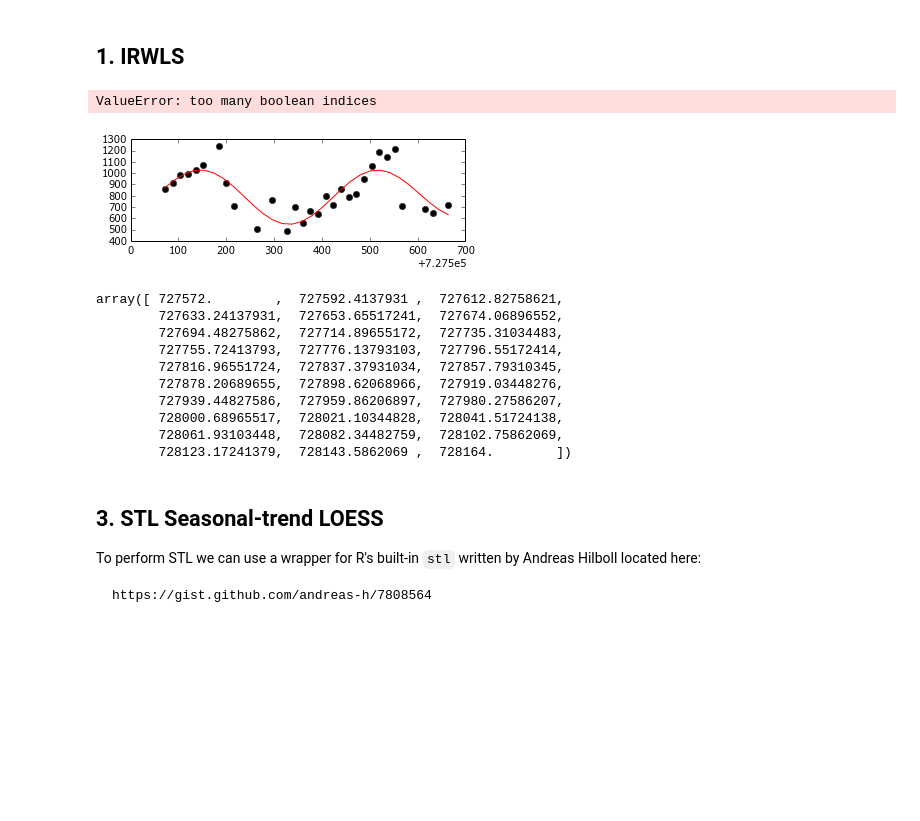
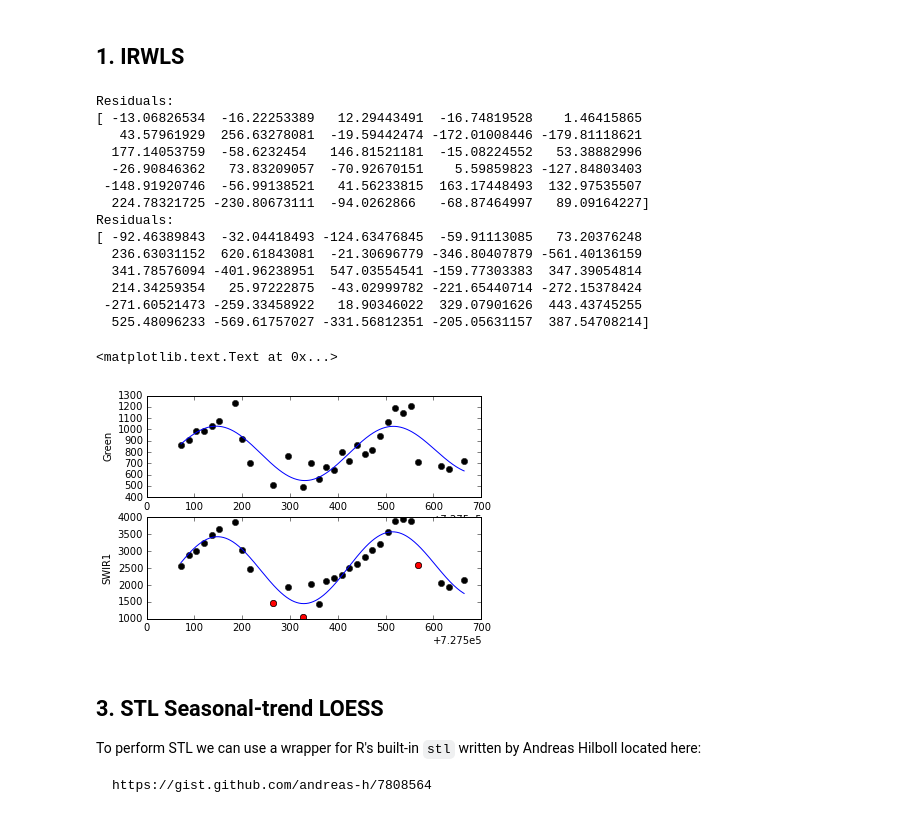
Before and after one commit to ceholden/yatsm, a Jupyter notebook: examples/multitemp_mask.ipynb, the cells around one changed output. Cells and saved outputs as stored; diff of their text form; code cells hidden in the pictures; blank space fills up the shorter version.

Commit message:
IRWLS and plotter now working in notebook

```diff
--- a/examples/multitemp_mask.ipynb
+++ b/examples/multitemp_mask.ipynb
@@ -37,20 +37,29 @@ x = np.array([_x.toordinal() for _x in x[mask]])
 Y = Y[:7, mask]
 # %%
 # Plotter
-def plotter(x, y, predx=None, predy=None, crit=400):
+def plotter(x, y, predx=None, predy=None, crit=400, compare='gt'):
     plt.plot(x, y, 'ko')
 
     if predx is not None and predy is not None:
-        plt.plot(predx, predy, 'r-')
+        plt.plot(predx, predy, 'b-')
 
-        match = np.where(predx in x)
+        match = np.in1d(predx, x)
 
         match_x = predx[match]
         match_y = predy[match]
 
-        masked = (predy - match_y) > crit
+        assert all(match_x == x)
 
-        plt.plot(match_x[masked], match_y[masked], 'ro')
+        resid = (y - match_y)
+        print('Residuals:')
+        print(resid)
+
+        if compare == 'gt':
+            masked = resid > crit
+        elif compare == 'lt':
+            masked = resid < crit
+
+        plt.plot(x[masked], y[masked], 'ro')
 # %%
 index = np.arange(0, 30)
 
@@ -77,48 +86,48 @@ def get_predX(x, n_year):
 
     X = np.array([
         np.ones_like(x),
         np.cos(w * x),
         np.sin(w * x),
         np.cos(w / n_year * x),
         np.sin(w / n_year * x)
     ])
     # X = sm.add_constant(X)
     return X
 
 X = get_predX(x, n_year)
 
 green_rlm = sm.RLM(Y[green, index], X[:, index].T,
                    M=sm.robust.norms.TukeyBiweight()).fit(maxiter=niter)
 swir1_rlm = sm.RLM(Y[swir1, index], X[:, index].T,
                    M=sm.robust.norms.TukeyBiweight()).fit(maxiter=niter)
 
-
-predx = np.linspace(x[index[0]], x[index[-1]], num=len(index))
+predx = np.linspace(x[index[0]], x[index[-1]], num=x[index[-1]] - x[index[0]] + 1).astype(np.int32)
 predX = get_predX(predx, n_year)
 
 plt.subplot(211)
 plotter(x[index], Y[green, index],
         predx=predx, predy=green_rlm.predict(predX.T))
 plt.ylabel('Green')
 
 plt.subplot(212)
 plotter(x[index], Y[swir1, index],
         predx=predx, predy=swir1_rlm.predict(predX.T),
-        crit=-400)
+        crit=-400, compare='lt')
 plt.ylabel('SWIR1')
 # %% [output]
-ValueError: too many boolean indices
+Residuals:
+[ -13.06826534  -16.22253389   12.29443491  -16.74819528    1.46415865
+   43.57961929  256.63278081  -19.59442474 -172.01008446 -179.81118621
+  177.14053759  -58.6232454   146.81521181  -15.08224552   53.38882996
+  -26.90846362   73.83209057  -70.92670151    5.59859823 -127.84803403
+ -148.91920746  -56.99138521   41.56233815  163.17448493  132.97535507
+  224.78321725 -230.80673111  -94.0262866   -68.87464997   89.09164227]
+Residuals:
+[ -92.46389843  -32.04418493 -124.63476845  -59.91113085   73.20376248
+  236.63031152  620.61843081  -21.30696779 -346.80407879 -561.40136159
+  341.78576094 -401.96238951  547.03554541 -159.77303383  347.39054814
+  214.34259354   25.97222875  -43.02999782 -221.65440714 -272.15378424
+ -271.60521473 -259.33458922   18.90346022  329.07901626  443.43745255
+  525.48096233 -569.61757027 -331.56812351 -205.05631157  387.54708214]
+<matplotlib.text.Text at 0x...>
-[figure, old version]
+[figure, new version]
-# %%
-np.linspace(x[index[0]], x[index[-1]], num=len(index))
-# %% [output]
-array([ 727572.        ,  727592.4137931 ,  727612.82758621,
-        727633.24137931,  727653.65517241,  727674.06896552,
-        727694.48275862,  727714.89655172,  727735.31034483,
-        727755.72413793,  727776.13793103,  727796.55172414,
-        727816.96551724,  727837.37931034,  727857.79310345,
-        727878.20689655,  727898.62068966,  727919.03448276,
-        727939.44827586,  727959.86206897,  727980.27586207,
-        728000.68965517,  728021.10344828,  728041.51724138,
-        728061.93103448,  728082.34482759,  728102.75862069,
-        728123.17241379,  728143.5862069 ,  728164.        ])
```
Also changed, not shown: parts of 2 cells of this notebook.
